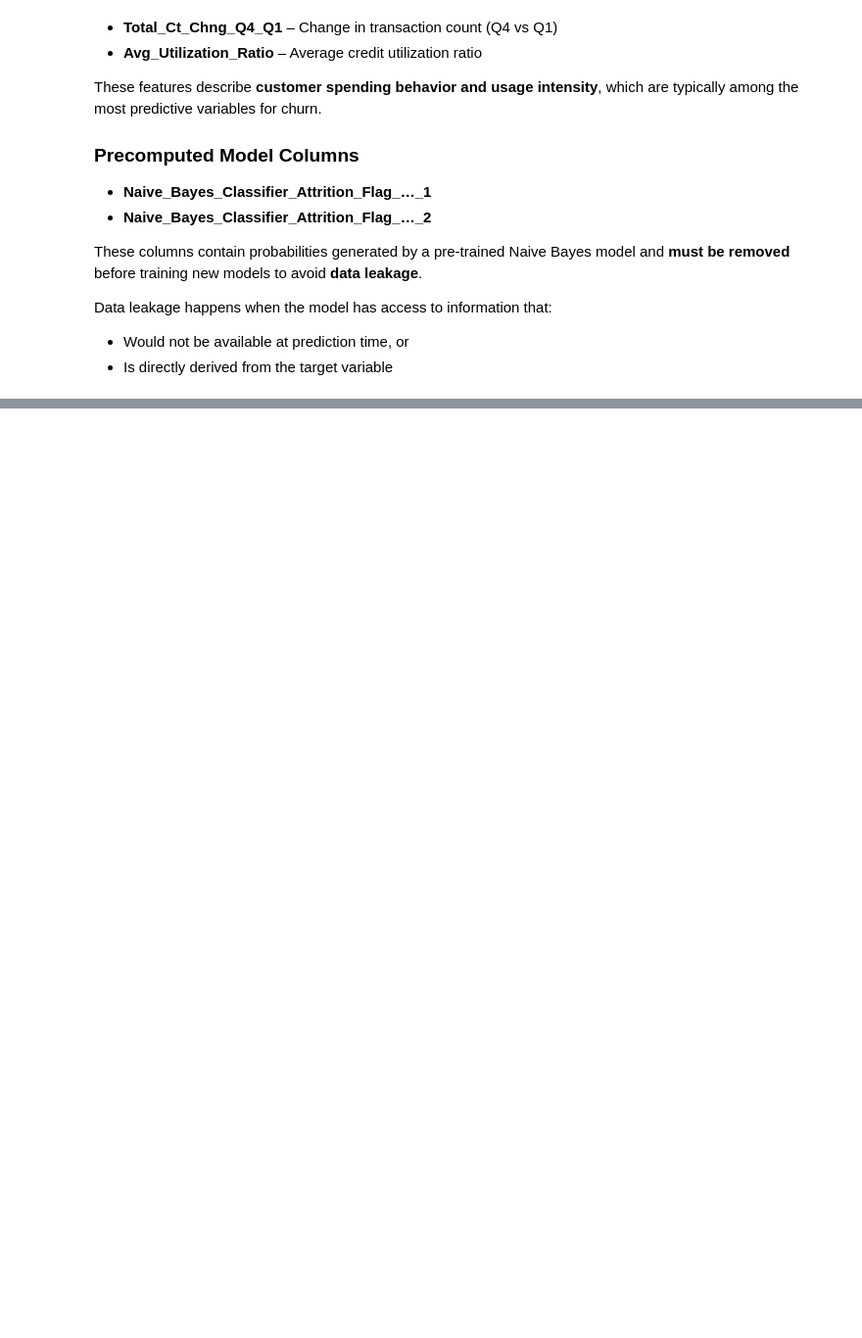
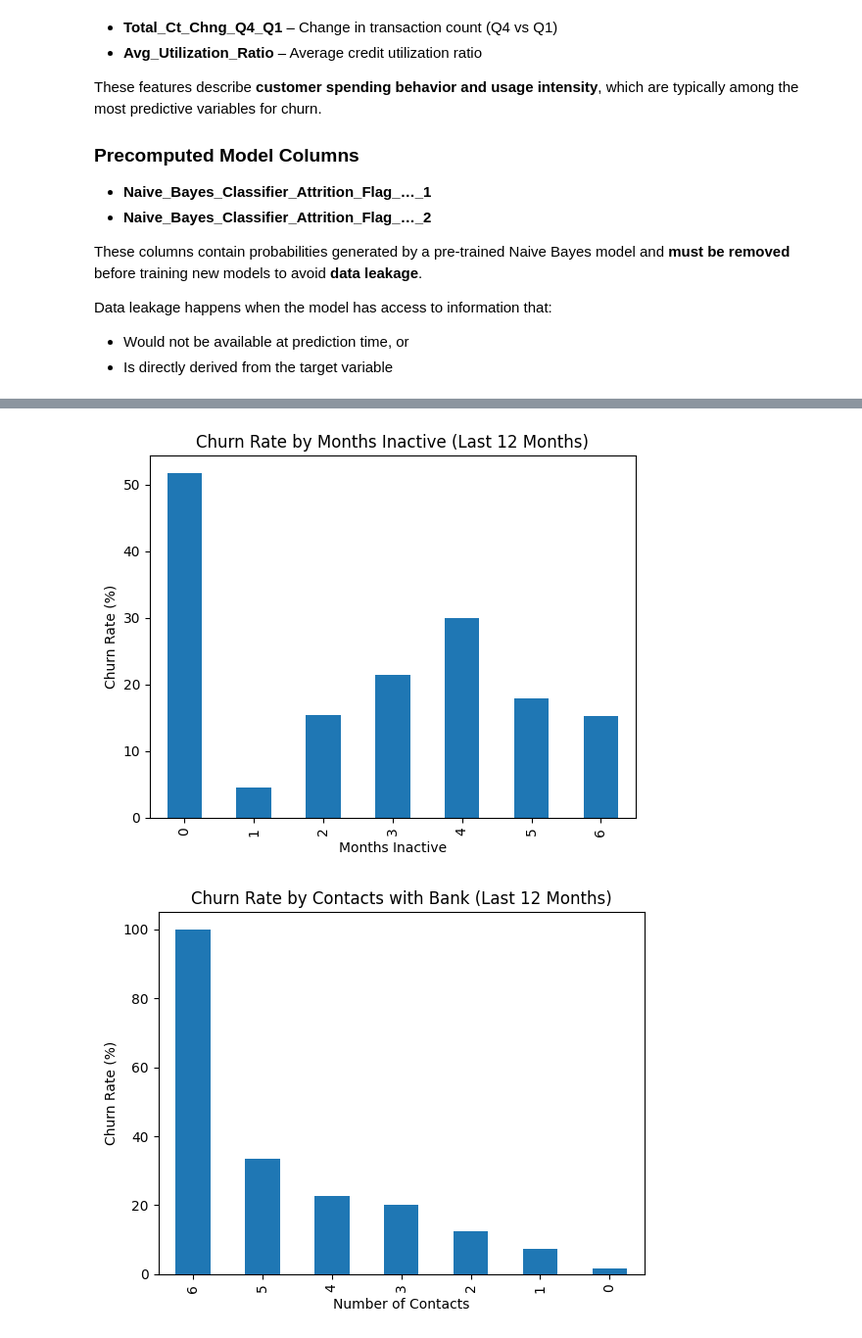
Before and after one commit to PPerezdeMadrid/ml-model, a Jupyter notebook: ChurnPredictor/02_EDA_Churn_predictor.ipynb, the cells around one changed output, grey strips where cells are left out. Shown at 98% size. Cells and saved outputs as stored; diff of their text form; code cells hidden in the pictures; blank space fills up the shorter version.

```diff
--- a/ChurnPredictor/02_EDA_Churn_predictor.ipynb
+++ b/ChurnPredictor/02_EDA_Churn_predictor.ipynb
@@ -192,0 +493,29 @@ df = df.drop(columns=[
+# %%
+### 5. Activity & Engagement Indicators # Focus on:
+# #  Months_Inactive_12_mon
+# #  Contacts_Count_12_mon
+# # Hypothesis: Higher inactivity >> higher churn
+
+# Churn rate by relationship features (categorical / discrete)
+inactive_churn = churn_rate_by_category(df, "Months_Inactive_12_mon")
+inactive_churn = inactive_churn.sort_index()
+
+plt.figure()
+inactive_churn.plot(kind="bar")
+plt.title("Churn Rate by Months Inactive (Last 12 Months)")
+plt.xlabel("Months Inactive")
+plt.ylabel("Churn Rate (%)")
+plt.show()
+
+#  Contacts with Bank
+contacts_churn = churn_rate_by_category(df, "Contacts_Count_12_mon")
+
+plt.figure()
+contacts_churn.plot(kind="bar")
+plt.title("Churn Rate by Contacts with Bank (Last 12 Months)")
+plt.xlabel("Number of Contacts")
+plt.ylabel("Churn Rate (%)")
+plt.show()
+# %% [output]
+[figure, added]
+[figure, added]
```
Also changed, not shown: parts of 30 cells of this notebook, 1 other file.
